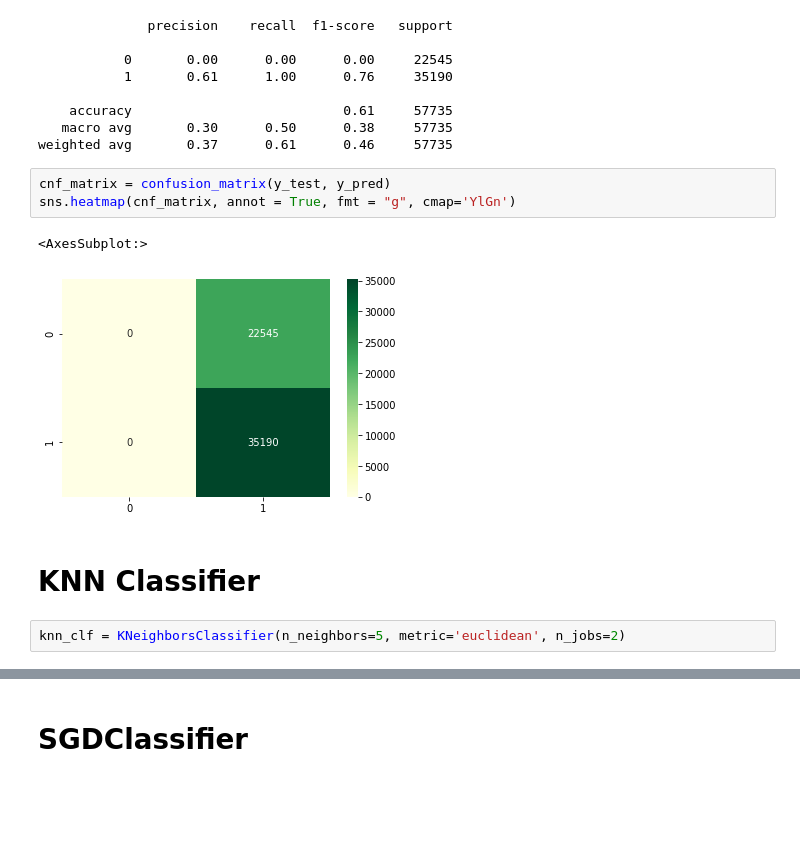
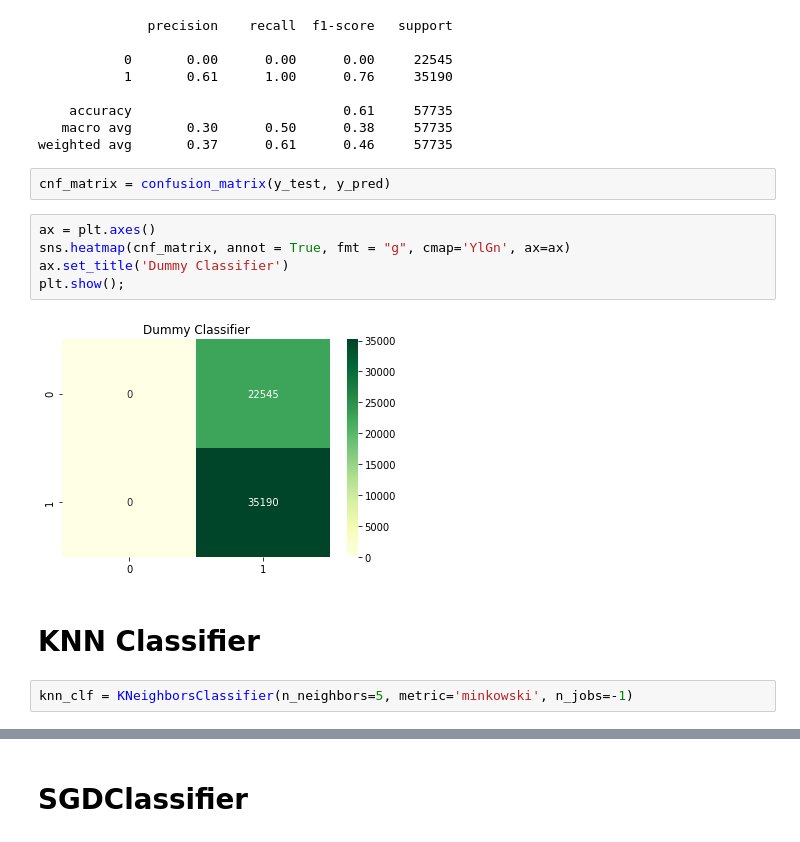
Before and after one commit to dominikmn/ds-kickstarter-project, a Jupyter notebook: 06_model_dominik.ipynb, the cells around one changed output, grey strips where cells are left out. Saved outputs shown, nothing was run; the diff lists cells and outputs as text; blank space fills up the shorter version.

```diff
--- a/06_model_dominik.ipynb
+++ b/06_model_dominik.ipynb
@@ -38,16 +42,19 @@ print(classification_report(y_test, y_pred))
     accuracy                           0.61     57735
    macro avg       0.30      0.50      0.38     57735
 weighted avg       0.37      0.61      0.46     57735
+# %%
+cnf_matrix = confusion_matrix(y_test, y_pred)
 # %%
-cnf_matrix = confusion_matrix(y_test, y_pred)
-sns.heatmap(cnf_matrix, annot = True, fmt = "g", cmap='YlGn')
+ax = plt.axes()
+sns.heatmap(cnf_matrix, annot = True, fmt = "g", cmap='YlGn', ax=ax)
+ax.set_title('Dummy Classifier')
+plt.show();
 # %% [output]
-<AxesSubplot:>
-[figure, old version]
+[figure, new version]
 # %% [markdown]
 # KNN Classifier
 # %%
-knn_clf = KNeighborsClassifier(n_neighbors=5, metric='euclidean', n_jobs=2)
+knn_clf = KNeighborsClassifier(n_neighbors=5, metric='minkowski', n_jobs=-1)
 # %%
 knn_clf.fit(X_train, y_train)
 # %% [output]
```
Also changed, not shown: parts of 29 cells of this notebook.
